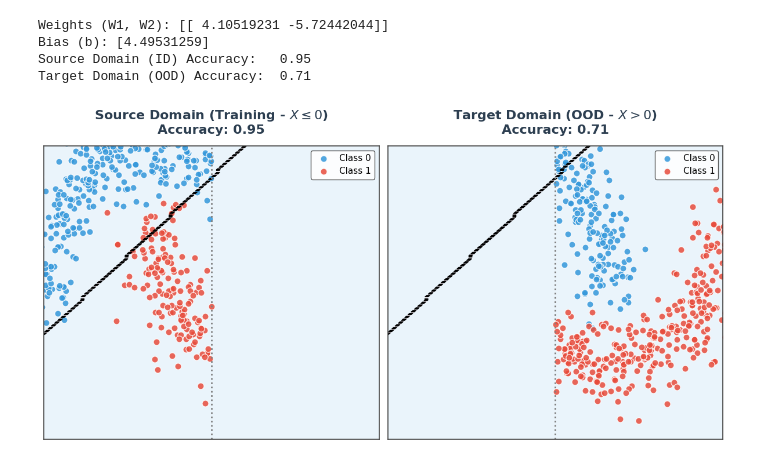
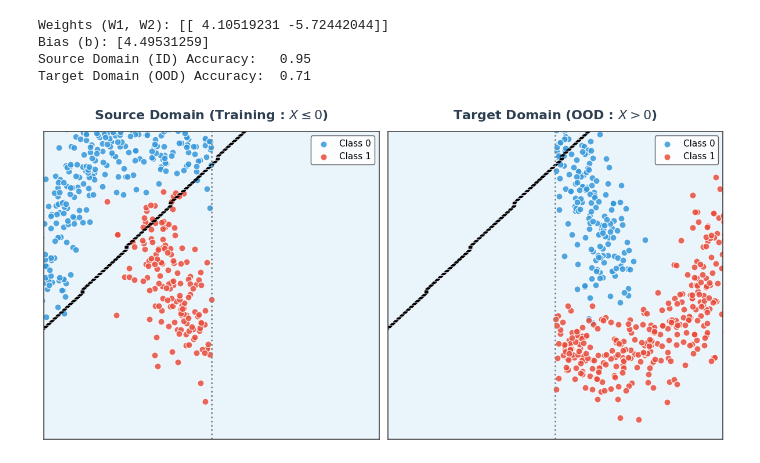
Before and after one commit to YarinGaida/tabular-data-benchmarks, a Jupyter notebook: notebooks/domainShift/domian_shift-test.ipynb, the cells around one changed output. Cells and saved outputs as stored; diff of their text form; code cells hidden in the pictures.

Commit message:
implemention of domain-shift

```diff
--- a/notebooks/domainShift/domian_shift-test.ipynb
+++ b/notebooks/domainShift/domian_shift-test.ipynb
@@ -62,37 +62,37 @@ def plot_boundary(ax, X, model):
 plot_boundary(ax1, X_source, clf)
 ax1.scatter(X_source[y_source == 0][:, 0], X_source[y_source == 0][:, 1], c=color_blue, alpha=0.85, edgecolors='white', s=65, label='Class 0')
 ax1.scatter(X_source[y_source == 1][:, 0], X_source[y_source == 1][:, 1], c=color_red, alpha=0.85, edgecolors='white', s=65, label='Class 1')
-ax1.set_title(f"Source Domain (Training : $X \leq 0$)\nAccuracy: {acc_source:.2f}", fontsize=16, fontweight='600', color='#2c3e50', pad=15)
+ax1.set_title(f"Source Domain (Training : $X \leq 0$)", fontsize=16, fontweight='600', color='#2c3e50', pad=15)
 ax1.axvline(x=0, color='gray', linestyle=':', linewidth=2) # Add the X=0 split line
 
 # --- Plot Target Domain (T) ---
 plot_boundary(ax2, X_target, clf)
 ax2.scatter(X_target[y_target == 0][:, 0], X_target[y_target == 0][:, 1], c=color_blue, alpha=0.85, edgecolors='white', s=65, label='Class 0')
 ax2.scatter(X_target[y_target == 1][:, 0], X_target[y_target == 1][:, 1], c=color_red, alpha=0.85, edgecolors='white', s=65, label='Class 1')
-ax2.set_title(f"Target Domain (OOD : $X > 0$)\nAccuracy: {acc_target:.2f}", fontsize=16, fontweight='600', color='#2c3e50', pad=15)
+ax2.set_title(f"Target Domain (OOD : $X > 0$)", fontsize=16, fontweight='600', color='#2c3e50', pad=15)
 ax2.axvline(x=0, color='gray', linestyle=':', linewidth=2) # Add the X=0 split line
 
 # --- Clean Aesthetic Formatting & Legends ---
 for ax in [ax1, ax2]:
     ax.set_xlim(-1.5, 1.5)
     ax.set_ylim(-1.0, 1.0)
     ax.set_xticks([])
     ax.set_yticks([])
     ax.set_facecolor('white')
 
     for spine in ax.spines.values():
         spine.set_visible(True)
         spine.set_color('#444444')
         spine.set_linewidth(1.2)
 
     ax.legend(loc='upper right', fontsize=11, frameon=True, edgecolor='#444444', facecolor='white', framealpha=0.9)
 
 fig.patch.set_facecolor('white')
 plt.tight_layout()
 plt.show()
 # %% [output]
 Weights (W1, W2): [[ 4.10519231 -5.72442044]]
 Bias (b): [4.49531259]
 Source Domain (ID) Accuracy:   0.95
 Target Domain (OOD) Accuracy:  0.71
-[figure, old version]
+[figure, new version]
```
Also changed, not shown: parts of 1 cell of this notebook.
